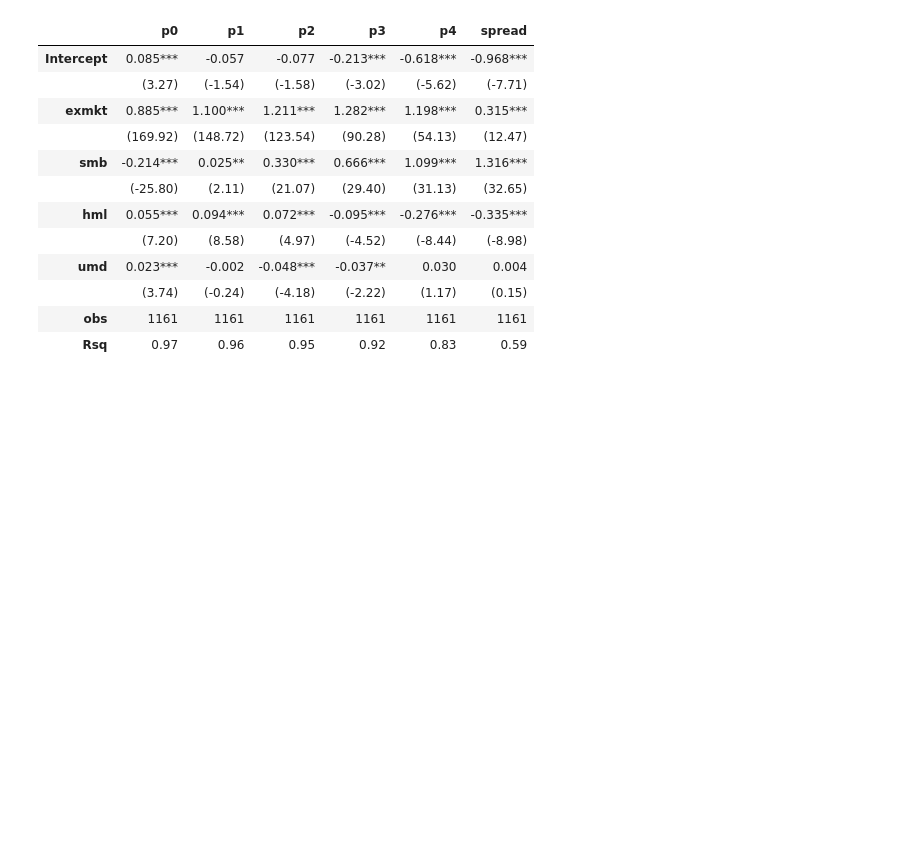
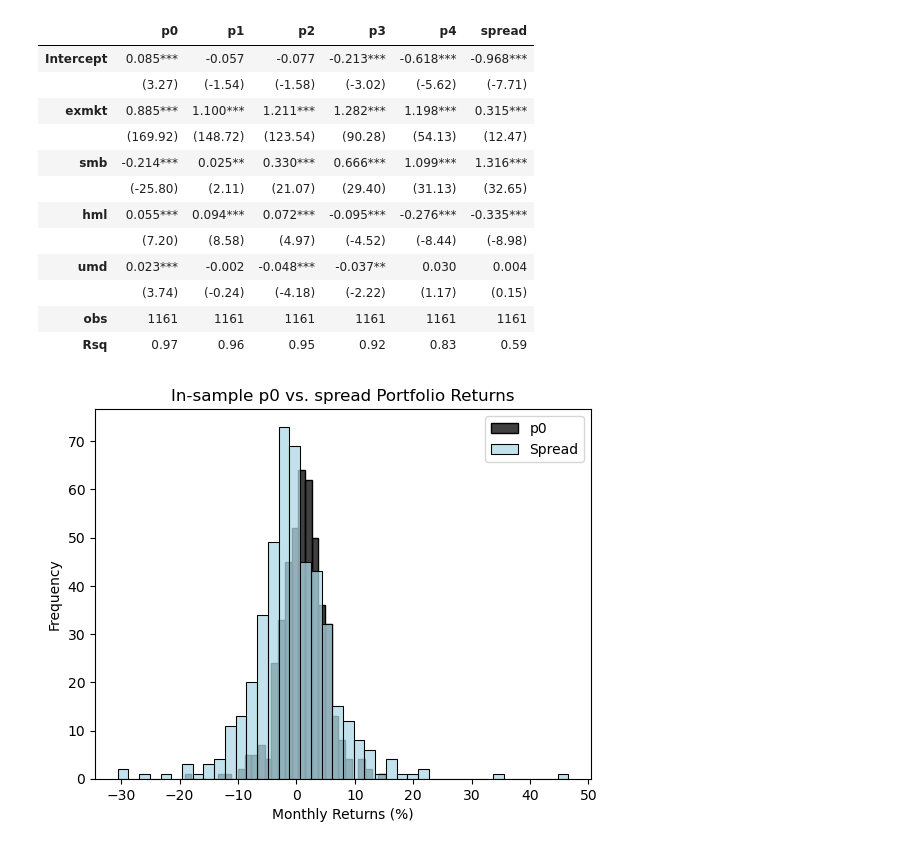
Before and after one commit to brandonwaits12/Idiosyncratic-Volatility, a Jupyter notebook: idio_vol_project-3.ipynb, the cells around one changed output. Saved outputs shown, nothing was run; the diff lists cells and outputs as text; code cells hidden in the pictures; blank space fills up the shorter version.

Commit message:
constructed graphs

```diff
--- a/idio_vol_project-3.ipynb
+++ b/idio_vol_project-3.ipynb
@@ -260,3 +262,16 @@ Regtable(reg,sig='coeff').render()
 |  | (3.74) | (-0.24) | (-4.18) | (-2.22) | (1.17) | (0.15) |
 | obs | 1161 | 1161 | 1161 | 1161 | 1161 | 1161 |
 | Rsq | 0.97 | 0.96 | 0.95 | 0.92 | 0.83 | 0.59 |
+# %%
+
+
+sns.histplot(insample['p0'], color = 'black', label = 'p0')
+sns.histplot(insample['spread'], color = 'lightblue', label = 'Spread')
+plt.title('In-sample p0 vs. spread Portfolio Returns')
+plt.xlabel("Monthly Returns (%)")
+plt.ylabel("Frequency")
+plt.legend()
+
+plt.show()
+# %% [output]
+[figure, added]
```
Also changed, not shown: parts of 5 cells of this notebook.
